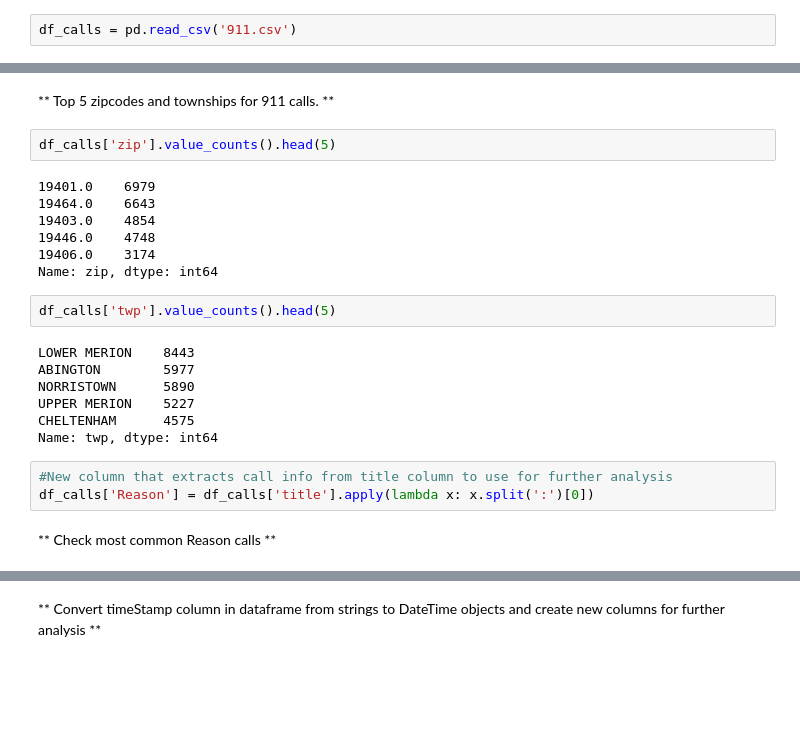
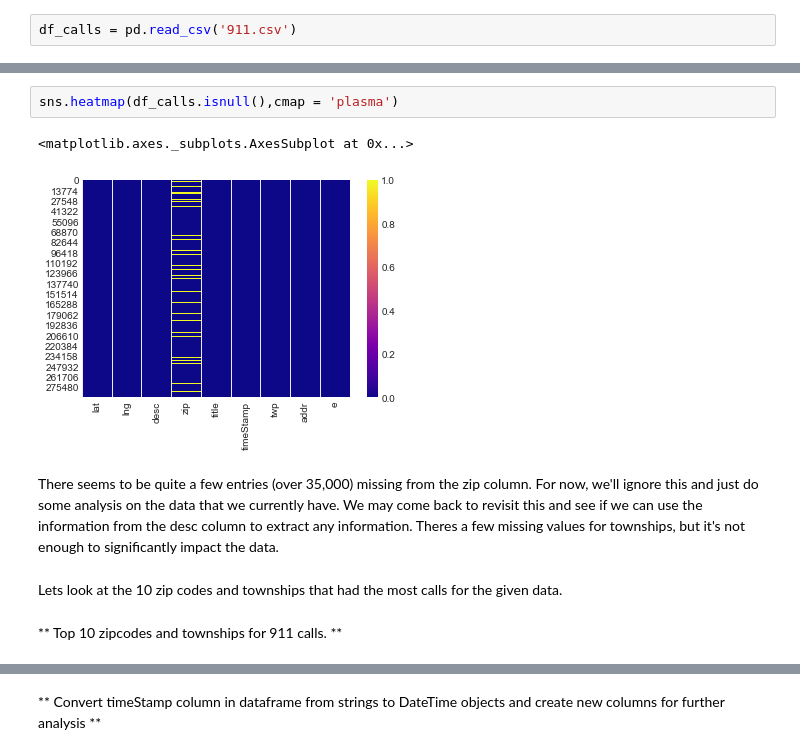
Before and after one commit to rarmenda1104/911-Calls-project, a Jupyter notebook: 911 Calls project.ipynb, the cells around one changed output, grey strips where cells are left out. Cells and saved outputs as stored; diff of their text form; blank space fills up the shorter version.

```diff
--- a/911 Calls project.ipynb
+++ b/911 Calls project.ipynb
@@ -55,25 +73,11 @@ memory usage: 6.8+ MB
+# %%
+sns.heatmap(df_calls.isnull(),cmap = 'plasma')
+# %% [output]
+<matplotlib.axes._subplots.AxesSubplot at 0x...>
+[figure, added]
+# %% [markdown]
+There seems to be quite a few entries (over 35,000) missing from the zip column. For now, we'll ignore this and just do some analysis on the data that we currently have. We may come back to revisit this and see if we can use the information from the desc column to extract any information. Theres a few missing values for townships, but it's not enough to significantly impact the data.
+# %% [markdown]
+Lets look at the 10 zip codes and townships that had the most calls for the given data.
 # %% [markdown]
-** Top 5 zipcodes and townships for 911 calls. **
+** Top 10 zipcodes and townships for 911 calls. **
-# %%
-df_calls['zip'].value_counts().head(5)
-# %% [output]
-19401.0    6979
-19464.0    6643
-19403.0    4854
-19446.0    4748
-19406.0    3174
-Name: zip, dtype: int64
-# %%
-df_calls['twp'].value_counts().head(5)
-# %% [output]
-LOWER MERION    8443
-ABINGTON        5977
-NORRISTOWN      5890
-UPPER MERION    5227
-CHELTENHAM      4575
-Name: twp, dtype: int64
-# %%
-#New column that extracts call info from title column to use for further analysis
-df_calls['Reason'] = df_calls['title'].apply(lambda x: x.split(':')[0])
-# %% [markdown]
-** Check most common Reason calls **
```
Also changed, not shown: parts of 24 cells of this notebook.
